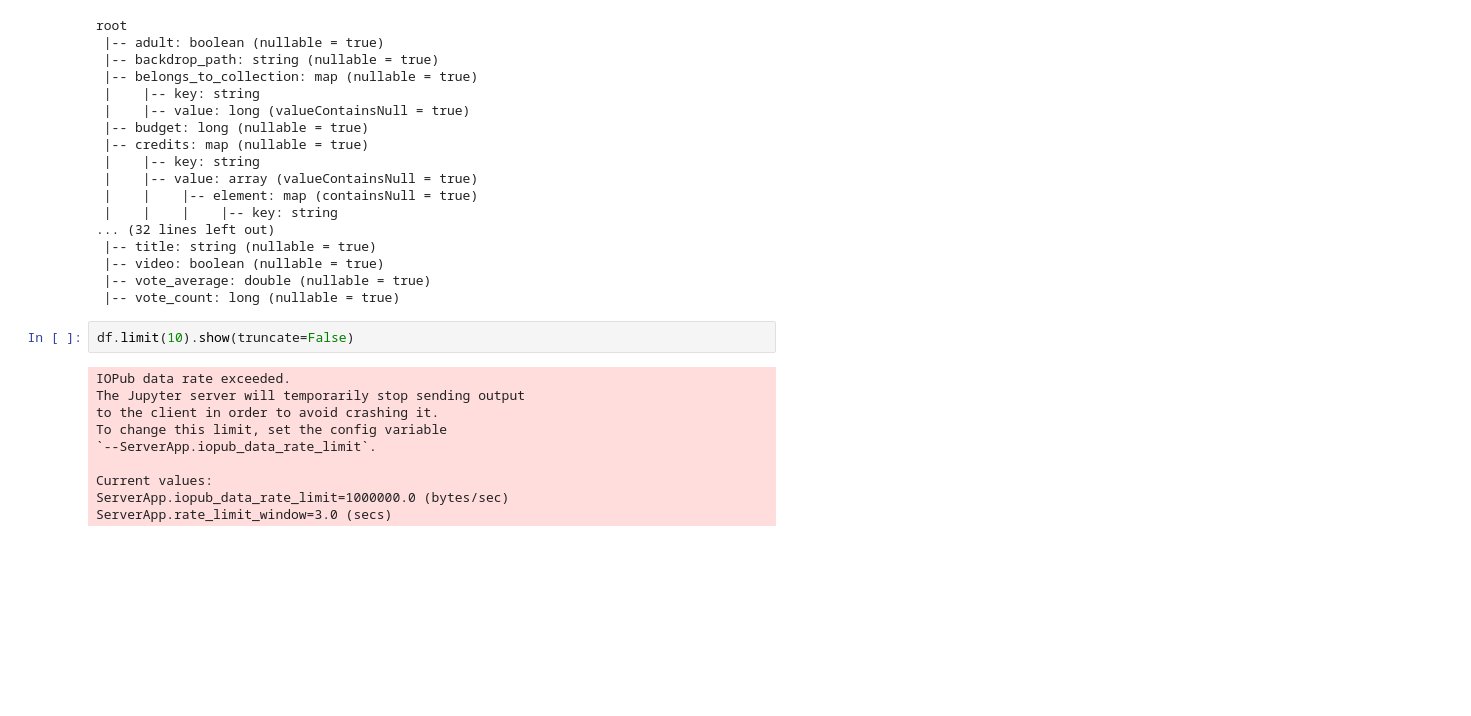
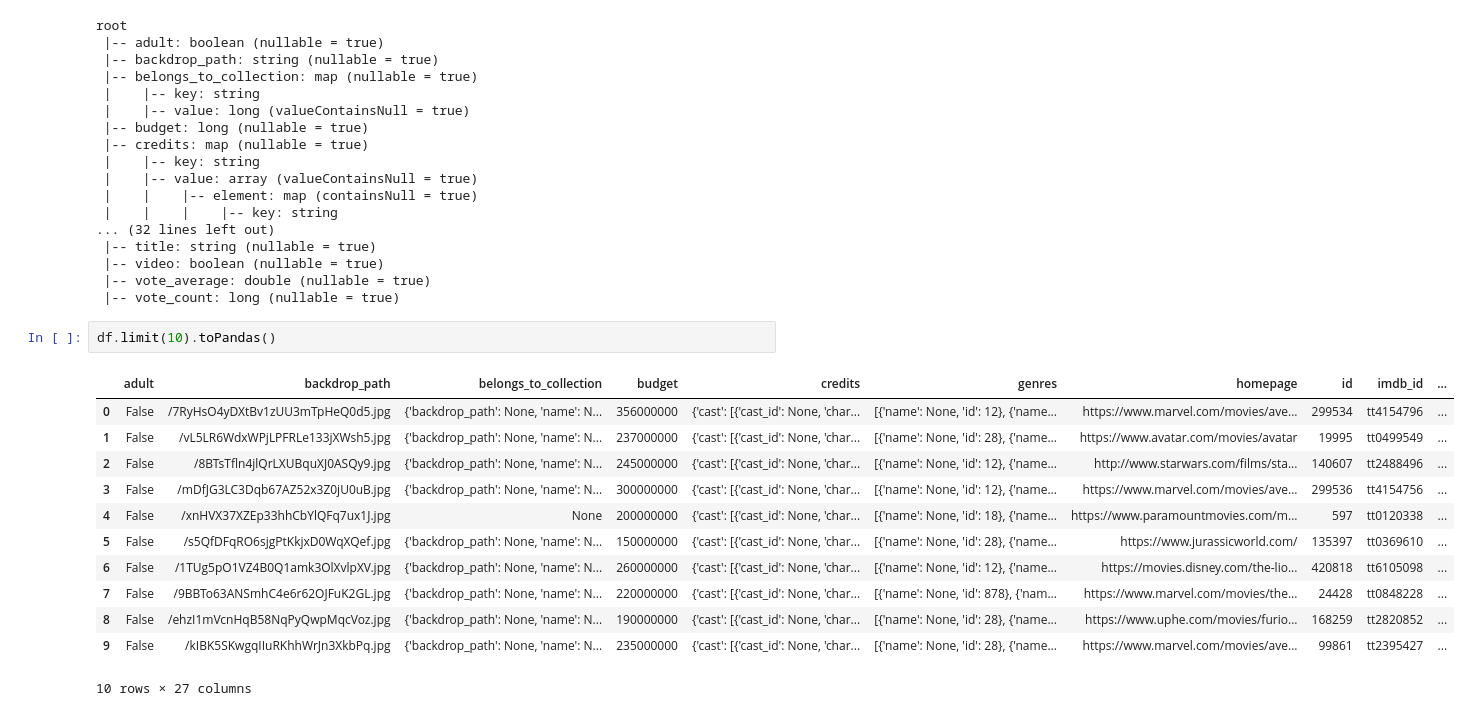
Before and after one commit to Airlectric/Amalitech-DEM05-Big-Data_Movie-Data-Analysis-PySpark-and-API, a Jupyter notebook: notebooks/analysis_notebook.ipynb, the cells around one changed output. Cells and saved outputs as stored; diff of their text form; blank space fills up the shorter version.

```diff
--- a/notebooks/analysis_notebook.ipynb
+++ b/notebooks/analysis_notebook.ipynb
@@ -79,16 +76,19 @@ root
  |-- vote_average: double (nullable = true)
  |-- vote_count: long (nullable = true)
 # %%
-df.limit(10).show(truncate=False)
+df.limit(10).toPandas()
 # %% [output]
+|  | adult | backdrop_path | belongs_to_collection | budget | credits | genres | homepage | id | imdb_id | ... |
+| 0 | False | /7RyHsO4yDXtBv1zUU3mTpHeQ0d5.jpg | {'backdrop_path': None, 'name': N... | 356000000 | {'cast': [{'cast_id': None, 'char... | [{'name': None, 'id': 12}, {'name... | https://www.marvel.com/movies/ave... | 299534 | tt4154796 | ... |
+| 1 | False | /vL5LR6WdxWPjLPFRLe133jXWsh5.jpg | {'backdrop_path': None, 'name': N... | 237000000 | {'cast': [{'cast_id': None, 'char... | [{'name': None, 'id': 28}, {'name... | https://www.avatar.com/movies/avatar | 19995 | tt0499549 | ... |
+| 2 | False | /8BTsTfln4jlQrLXUBquXJ0ASQy9.jpg | {'backdrop_path': None, 'name': N... | 245000000 | {'cast': [{'cast_id': None, 'char... | [{'name': None, 'id': 12}, {'name... | http://www.starwars.com/films/sta... | 140607 | tt2488496 | ... |
+| 3 | False | /mDfJG3LC3Dqb67AZ52x3Z0jU0uB.jpg | {'backdrop_path': None, 'name': N... | 300000000 | {'cast': [{'cast_id': None, 'char... | [{'name': None, 'id': 12}, {'name... | https://www.marvel.com/movies/ave... | 299536 | tt4154756 | ... |
+| 4 | False | /xnHVX37XZEp33hhCbYlQFq7ux1J.jpg | None | 200000000 | {'cast': [{'cast_id': None, 'char... | [{'name': None, 'id': 18}, {'name... | https://www.paramountmovies.com/m... | 597 | tt0120338 | ... |
+| 5 | False | /s5QfDFqRO6sjgPtKkjxD0WqXQef.jpg | {'backdrop_path': None, 'name': N... | 150000000 | {'cast': [{'cast_id': None, 'char... | [{'name': None, 'id': 28}, {'name... | https://www.jurassicworld.com/ | 135397 | tt0369610 | ... |
+| 6 | False | /1TUg5pO1VZ4B0Q1amk3OlXvlpXV.jpg | {'backdrop_path': None, 'name': N... | 260000000 | {'cast': [{'cast_id': None, 'char... | [{'name': None, 'id': 12}, {'name... | https://movies.disney.com/the-lio... | 420818 | tt6105098 | ... |
+| 7 | False | /9BBTo63ANSmhC4e6r62OJFuK2GL.jpg | {'backdrop_path': None, 'name': N... | 220000000 | {'cast': [{'cast_id': None, 'char... | [{'name': None, 'id': 878}, {'nam... | https://www.marvel.com/movies/the... | 24428 | tt0848228 | ... |
+| 8 | False | /ehzI1mVcnHqB58NqPyQwpMqcVoz.jpg | {'backdrop_path': None, 'name': N... | 190000000 | {'cast': [{'cast_id': None, 'char... | [{'name': None, 'id': 28}, {'name... | https://www.uphe.com/movies/furio... | 168259 | tt2820852 | ... |
+| 9 | False | /kIBK5SKwgqIIuRKhhWrJn3XkbPq.jpg | {'backdrop_path': None, 'name': N... | 235000000 | {'cast': [{'cast_id': None, 'char... | [{'name': None, 'id': 28}, {'name... | https://www.marvel.com/movies/ave... | 99861 | tt2395427 | ... |
-IOPub data rate exceeded.
-The Jupyter server will temporarily stop sending output
-to the client in order to avoid crashing it.
-To change this limit, set the config variable
-`--ServerApp.iopub_data_rate_limit`.
-
-Current values:
-ServerApp.iopub_data_rate_limit=1000000.0 (bytes/sec)
-ServerApp.rate_limit_window=3.0 (secs)
+10 rows × 27 columns
 # %%
 df.columns
```
Also changed, not shown: parts of 14 cells of this notebook, 6 other files.
